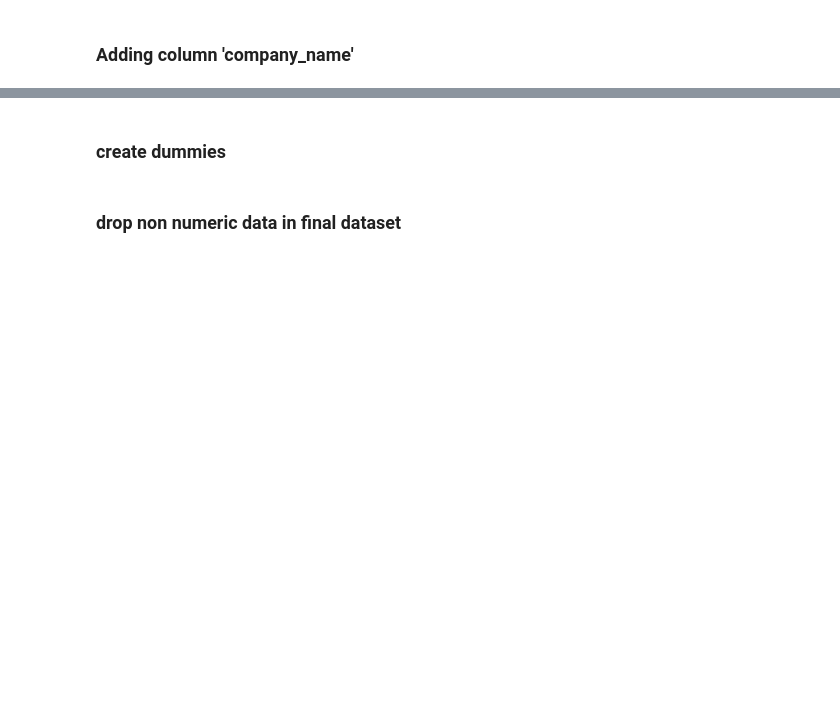
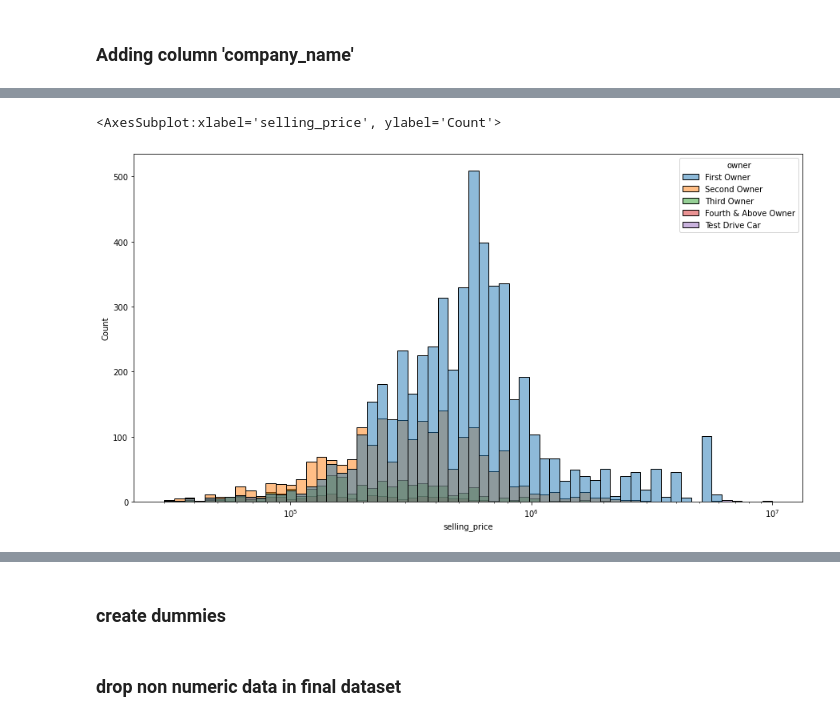
Before and after one commit to shrutimistry01/Car-Price-Predictor, a Jupyter notebook: data_cleaning.ipynb, the cells around one changed output, grey strips where cells are left out. Cells and saved outputs as stored; diff of their text form; code cells hidden in the pictures; blank space fills up the shorter version.

```diff
--- a/data_cleaning.ipynb
+++ b/data_cleaning.ipynb
@@ -160,0 +189,9 @@ df.head()
+# %%
+import seaborn as sns
+from matplotlib import rcParams
+
+rcParams['figure.figsize'] = 15,8
+sns.histplot(x="selling_price",hue="owner", data=df,log_scale=True,palette="tab10")
+# %% [output]
+<AxesSubplot:xlabel='selling_price', ylabel='Count'>
+[figure, added]
```
Also changed, not shown: parts of 13 cells of this notebook, 9 other files.
